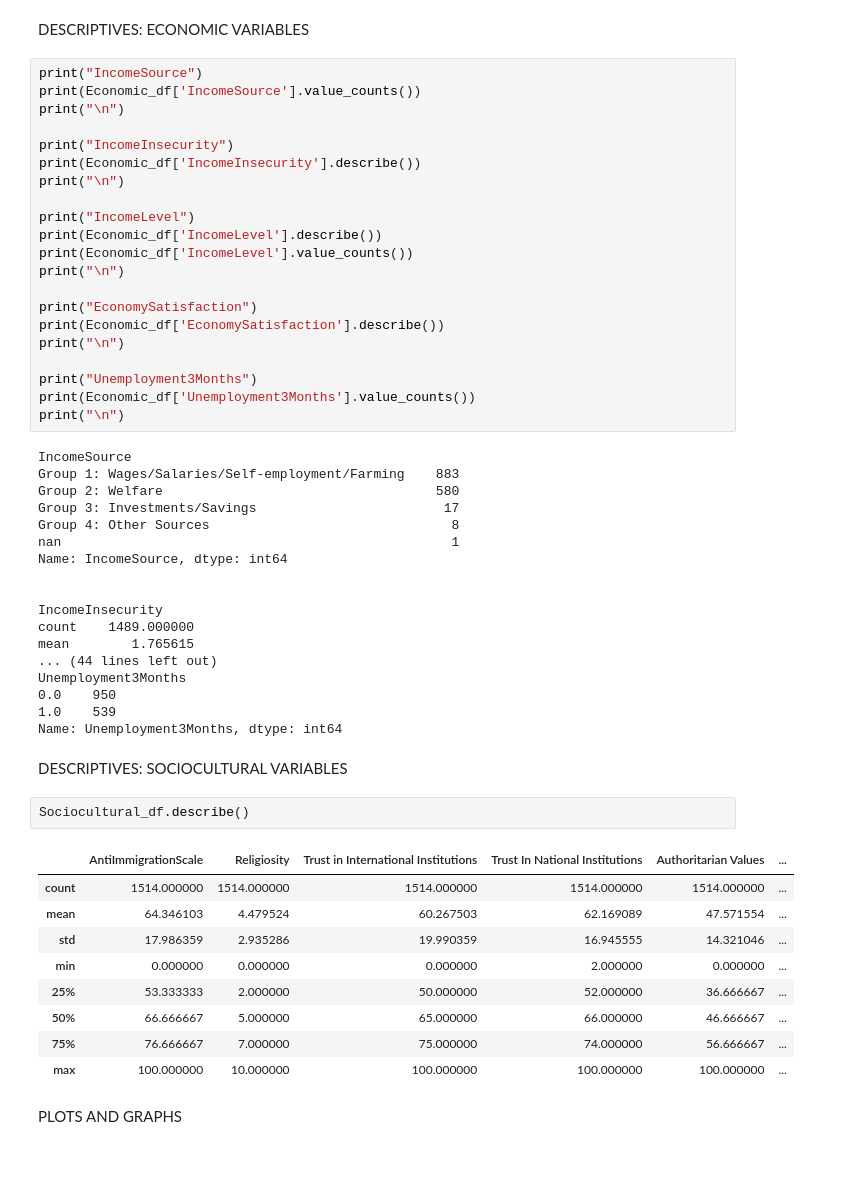
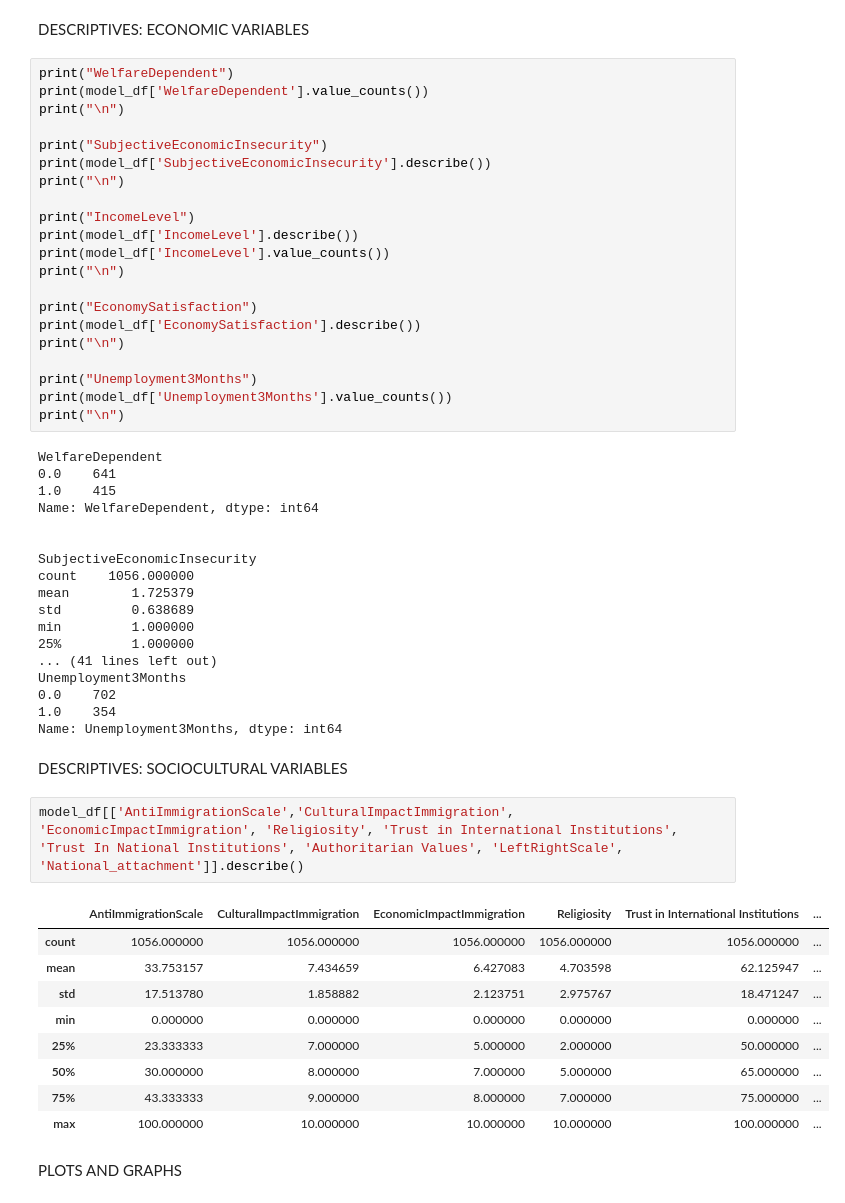
Before and after one commit to nachonachonacho/Portfolio_2023, a Jupyter notebook: IVR_UH_THESIS_2023/notebooks/IVR_UHThesis_2023.ipynb, the cells around one changed output. Saved outputs shown, nothing was run; the diff lists cells and outputs as text; blank space fills up the shorter version.

```diff
--- a/IVR_UH_THESIS_2023/notebooks/IVR_UHThesis_2023.ipynb
+++ b/IVR_UH_THESIS_2023/notebooks/IVR_UHThesis_2023.ipynb
@@ -274,58 +301,58 @@ Name: Age, dtype: float64
 # %% [markdown]
 DESCRIPTIVES: ECONOMIC VARIABLES
 # %%
-print("IncomeSource")
-print(Economic_df['IncomeSource'].value_counts())
+print("WelfareDependent")
+print(model_df['WelfareDependent'].value_counts())
 print("\n")
 
-print("IncomeInsecurity")
-print(Economic_df['IncomeInsecurity'].describe())
+print("SubjectiveEconomicInsecurity")
+print(model_df['SubjectiveEconomicInsecurity'].describe())
 print("\n")
 
 print("IncomeLevel")
-print(Economic_df['IncomeLevel'].describe())
-print(Economic_df['IncomeLevel'].value_counts())
+print(model_df['IncomeLevel'].describe())
+print(model_df['IncomeLevel'].value_counts())
 print("\n")
 
 print("EconomySatisfaction")
-print(Economic_df['EconomySatisfaction'].describe())
+print(model_df['EconomySatisfaction'].describe())
 print("\n")
 
 print("Unemployment3Months")
-print(Economic_df['Unemployment3Months'].value_counts())
+print(model_df['Unemployment3Months'].value_counts())
 print("\n")
 # %% [output]
-IncomeSource
-Group 1: Wages/Salaries/Self-employment/Farming    883
-Group 2: Welfare                                   580
-Group 3: Investments/Savings                        17
-Group 4: Other Sources                               8
-nan                                                  1
-Name: IncomeSource, dtype: int64
+WelfareDependent
+0.0    641
+1.0    415
+Name: WelfareDependent, dtype: int64
 
 
-IncomeInsecurity
-count    1489.000000
-mean        1.765615
-... (44 lines left out)
+SubjectiveEconomicInsecurity
+count    1056.000000
+mean        1.725379
+std         0.638689
+min         1.000000
+25%         1.000000
+... (41 lines left out)
 Unemployment3Months
-0.0    950
-1.0    539
+0.0    702
+1.0    354
 Name: Unemployment3Months, dtype: int64
 # %% [markdown]
 DESCRIPTIVES: SOCIOCULTURAL VARIABLES
-# %%
-Sociocultural_df.describe()
-# %% [output]
-|  | AntiImmigrationScale | Religiosity | Trust in International Institutions | Trust In National Institutions | Authoritarian Values | ... |
-| count | 1514.000000 | 1514.000000 | 1514.000000 | 1514.000000 | 1514.000000 | ... |
-| mean | 64.346103 | 4.479524 | 60.267503 | 62.169089 | 47.571554 | ... |
-| std | 17.986359 | 2.935286 | 19.990359 | 16.945555 | 14.321046 | ... |
-| min | 0.000000 | 0.000000 | 0.000000 | 2.000000 | 0.000000 | ... |
-| 25% | 53.333333 | 2.000000 | 50.000000 | 52.000000 | 36.666667 | ... |
-| 50% | 66.666667 | 5.000000 | 65.000000 | 66.000000 | 46.666667 | ... |
-| 75% | 76.666667 | 7.000000 | 75.000000 | 74.000000 | 56.666667 | ... |
-| max | 100.000000 | 10.000000 | 100.000000 | 100.000000 | 100.000000 | ... |
+# %%
+model_df[['AntiImmigrationScale','CulturalImpactImmigration', 'EconomicImpactImmigration', 'Religiosity', 'Trust in International Institutions', 'Trust In National Institutions', 'Authoritarian Values', 'LeftRightScale', 'National_attachment']].describe()
+# %% [output]
+|  | AntiImmigrationScale | CulturalImpactImmigration | EconomicImpactImmigration | Religiosity | Trust in International Institutions | ... |
+| count | 1056.000000 | 1056.000000 | 1056.000000 | 1056.000000 | 1056.000000 | ... |
+| mean | 33.753157 | 7.434659 | 6.427083 | 4.703598 | 62.125947 | ... |
+| std | 17.513780 | 1.858882 | 2.123751 | 2.975767 | 18.471247 | ... |
+| min | 0.000000 | 0.000000 | 0.000000 | 0.000000 | 0.000000 | ... |
+| 25% | 23.333333 | 7.000000 | 5.000000 | 2.000000 | 50.000000 | ... |
+| 50% | 30.000000 | 8.000000 | 7.000000 | 5.000000 | 65.000000 | ... |
+| 75% | 43.333333 | 9.000000 | 8.000000 | 7.000000 | 75.000000 | ... |
+| max | 100.000000 | 10.000000 | 10.000000 | 10.000000 | 100.000000 | ... |
 # %% [markdown]
 PLOTS AND GRAPHS
 # %%
```
Also changed, not shown: parts of 25 cells of this notebook, 3 other files.
